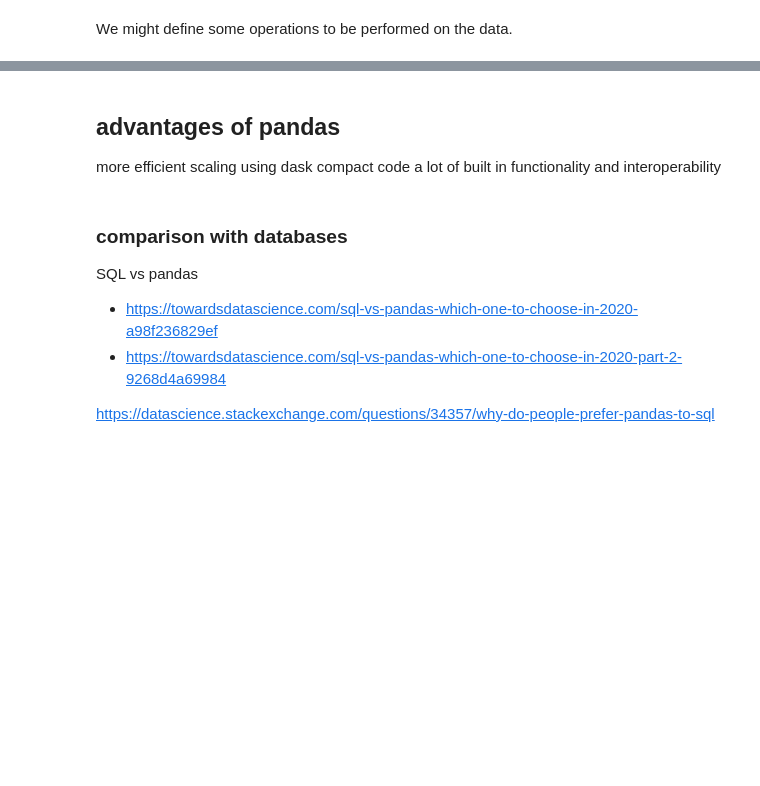
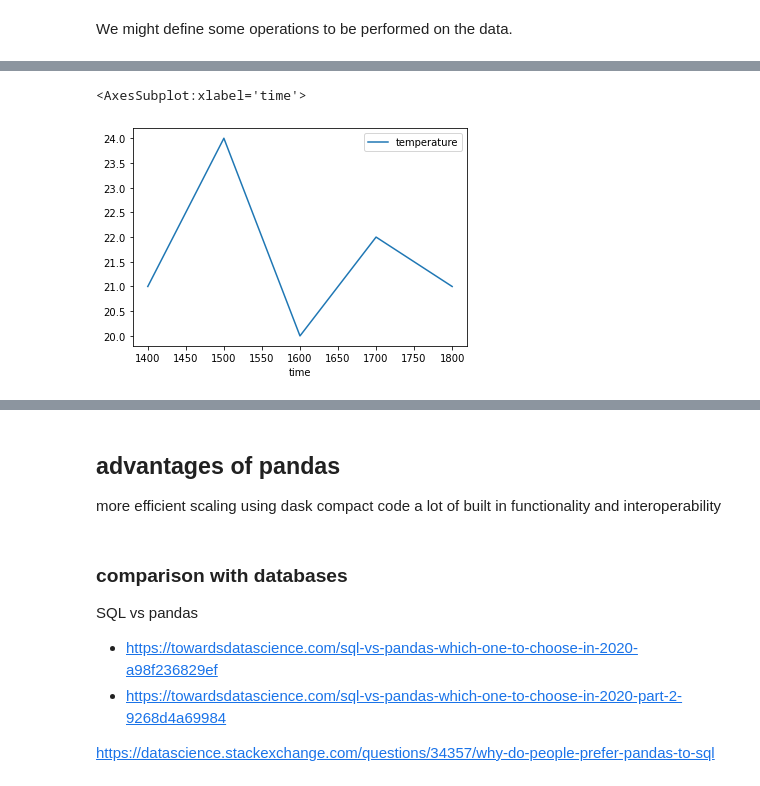
Before and after one commit to informatics-lab/intro_python_data_analysis, a Jupyter notebook: 05_PythonDataModel_Tabular.ipynb, the cells around one changed output, grey strips where cells are left out. Drawn from its saved outputs; the diff is of its cells as text; code cells hidden in the pictures; blank space fills up the shorter version.

Commit message:
Filled in most of the content of notebook 5 on data models for tabular data using pandas.

```diff
--- a/05_PythonDataModel_Tabular.ipynb
+++ b/05_PythonDataModel_Tabular.ipynb
@@ -36,0 +83,2 @@ Tabular data is data that is arranged in a table, where each row is a data point
+# %%
+weather_df = pandas.read_csv('weather.csv')
@@ -58,0 +112,2 @@ Compare operation in parts 1-4 with how it is done in Pandas
+# %%
+weather_other_df = pandas.read_csv('weather2.csv')
@@ -58,0 +116,3 @@ Compare operation in parts 1-4 with how it is done in Pandas
+# %%
+weather_merged = pandas.merge(weather_df, weather_other_df, on='time')
+weather_merged
@@ -58,0 +265,5 @@ Compare operation in parts 1-4 with how it is done in Pandas
+# %%
+weather_merged.plot.line(x='time', y='temperature')
+# %% [output]
+<AxesSubplot:xlabel='time'>
+[figure, added]
```
Also changed, not shown: parts of 52 cells of this notebook, 1 other file.
